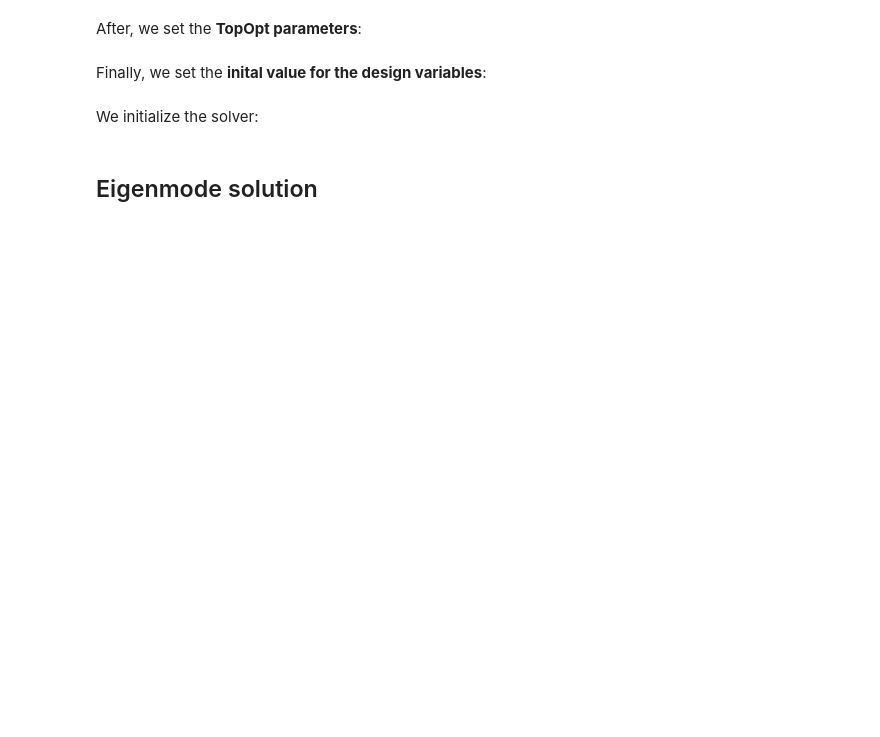
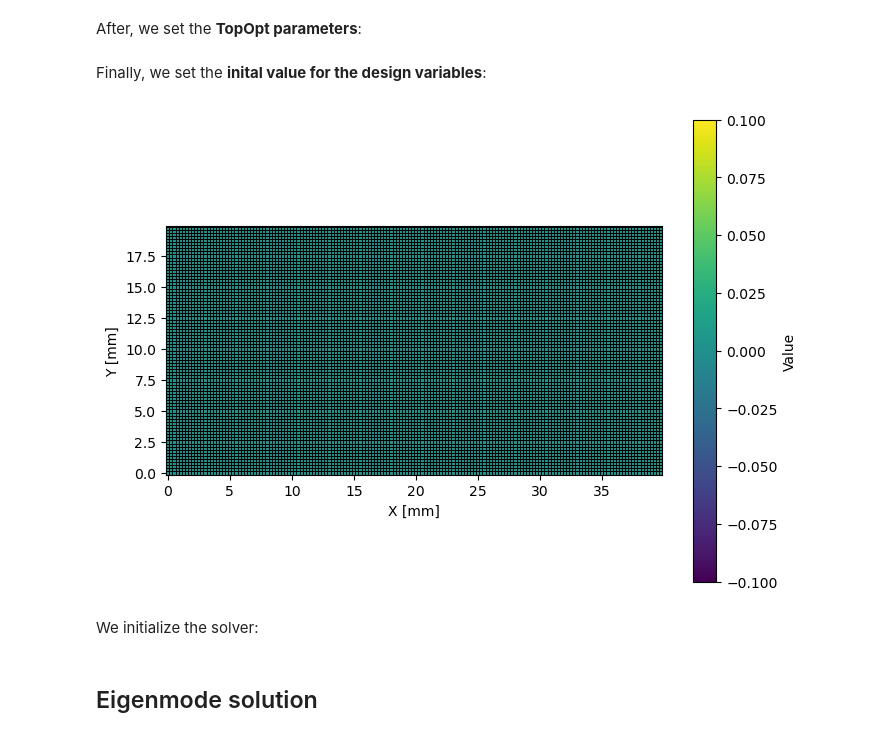
Before and after one commit to bmdaj/WGTO, a Jupyter notebook: example_tutorial.ipynb, the cells around one changed output. Cells and saved outputs as stored; diff of their text form; code cells hidden in the pictures; blank space fills up the shorter version.

```diff
--- a/example_tutorial.ipynb
+++ b/example_tutorial.ipynb
@@ -64,3 +67,33 @@ dVini = np.zeros((nodesY, nodesX), dtype=np.float64)
+# %%
+from export import export_mesh
+dVini = np.zeros((nodesY, nodesX), dtype=np.float64)
+# approx WR159 vs approx WRD150
+# ridgeWidth = 9.4e-3
+# ridgeHeight = 7.36e-3
+# nW = int(ridgeWidth / scaling)
+# nH = int(ridgeHeight / scaling)
+# dVini[0:nH, nElx//2-nW//2:nElx//2+nW//2] = 1.0
+# dVini[nEly-nH:nEly, nElx//2-nW//2:nElx//2+nW//2] = 1.0
+x = np.arange(dVini.shape[1]) * scaling * 1000 # Physical x-axis
+y = np.arange(dVini.shape[0]) * scaling * 1000 # Physical y-axis
+
+plt.figure(figsize=(8, 6))
+plt.pcolormesh(x, y, dVini, edgecolors='k', linewidth=0.5, cmap='viridis')
+plt.gca().set_aspect('equal')  # Square cells
+plt.colorbar(label='Value')
+plt.xlabel("X [mm]")
+plt.ylabel("Y [mm]")
+plt.show()
+
+waveguide = np.zeros((nodesY + 2, nodesX + 2), dtype=np.float64)
+waveguide[0, :] = 1.0
+waveguide[-1, :] = 1.0
+waveguide[:, 0] = 1.0
+waveguide[:, -1] = 1.0
+waveguide[1:nEly+1, 1:nElx+1] = dVini
+#export_mesh("./Results/Rectangular Waveguide/rect.stl", waveguide, scaling, 100e-3, False)
+# %% [output]
+[figure, added]
 # %% [markdown]
 We initialize the solver:
 # %%
```
Also changed, not shown: parts of 10 cells of this notebook, 2 other files.
